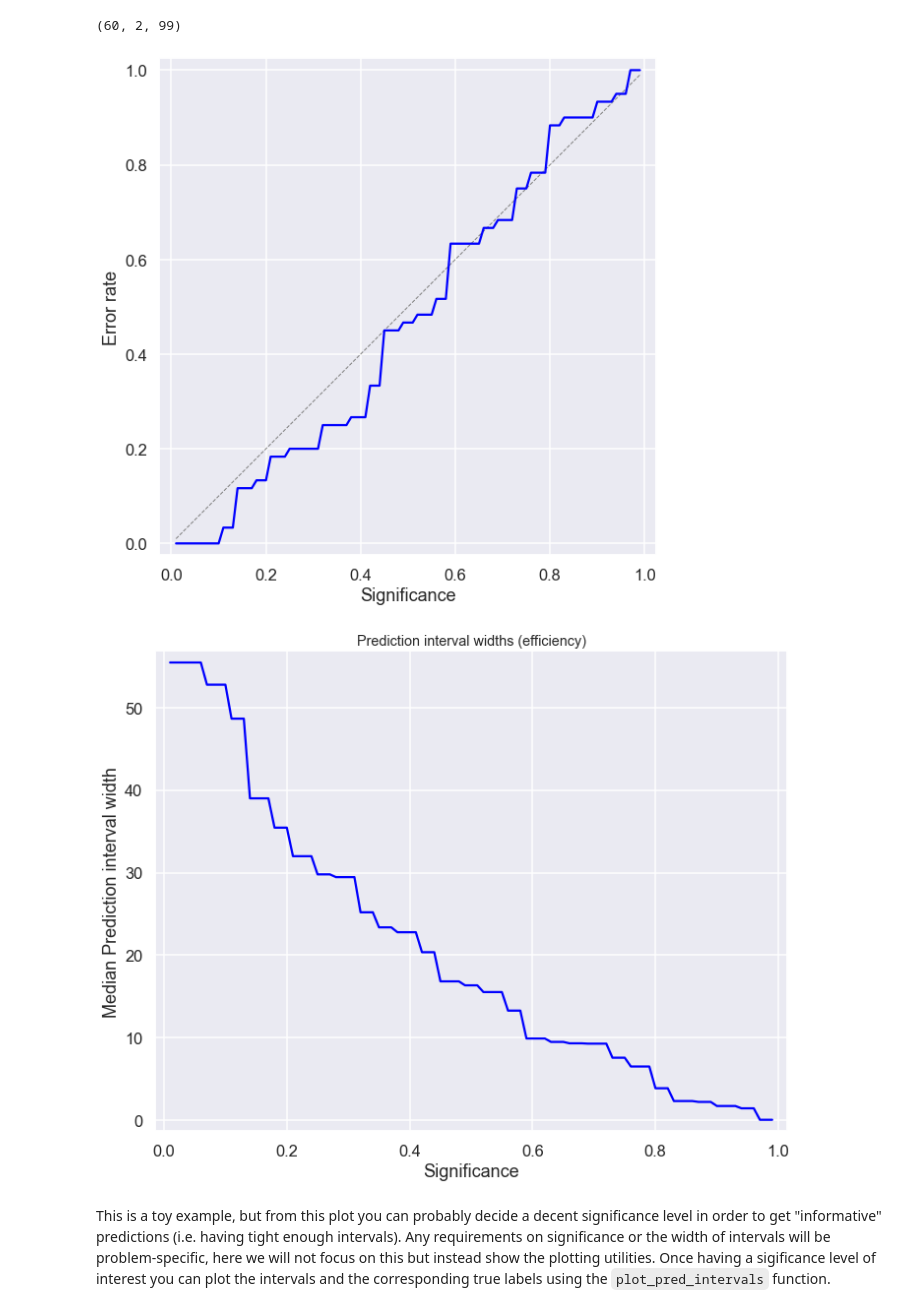
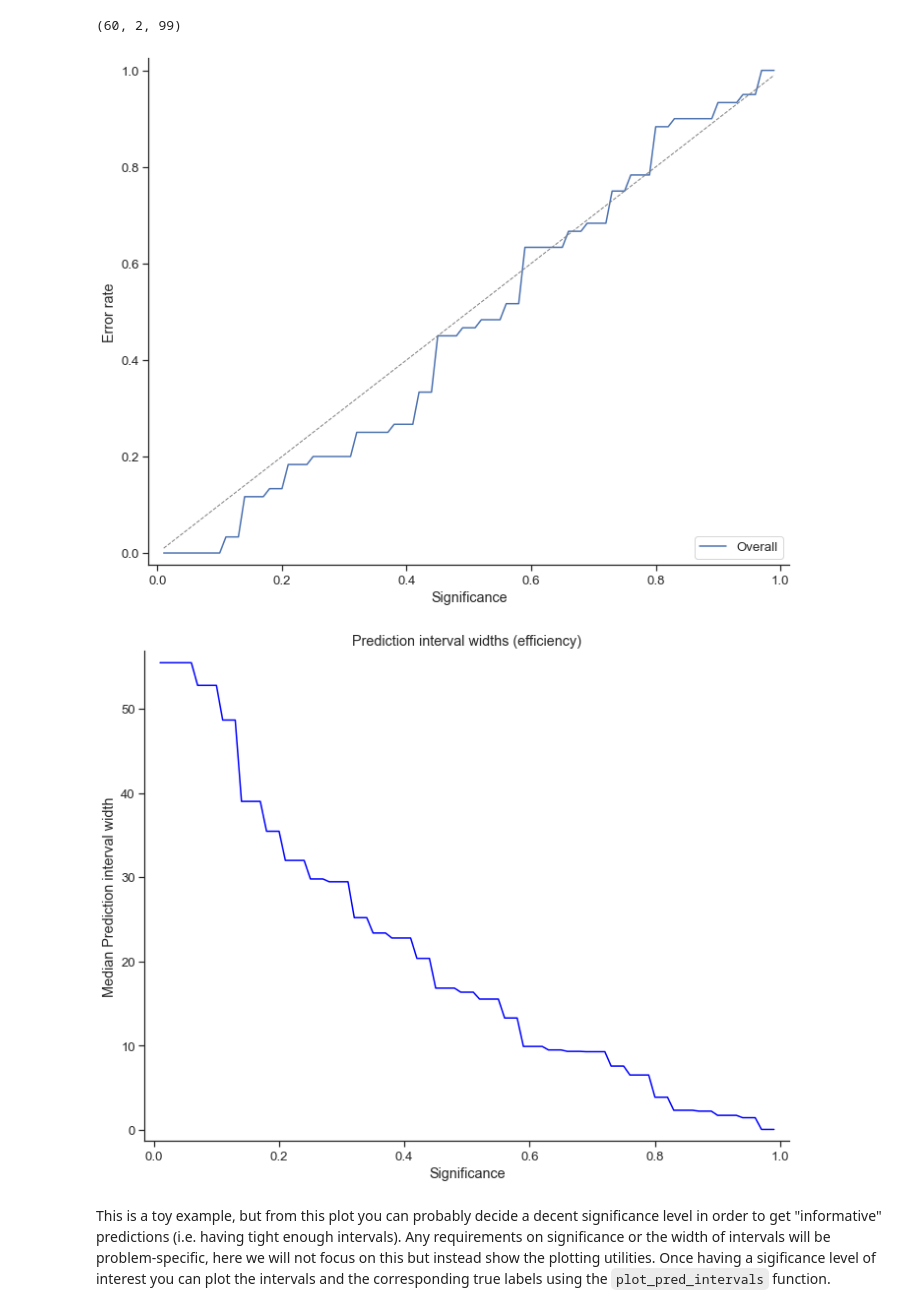
Before and after one commit to pharmbio/plot_utils, a Jupyter notebook: python/Nonconformist_and_plot_utils.ipynb, the cells around one changed output. Saved outputs shown, nothing was run; the diff lists cells and outputs as text; code cells hidden in the pictures.

Commit message:
update example notebooks

```diff
--- a/python/Nonconformist_and_plot_utils.ipynb
+++ b/python/Nonconformist_and_plot_utils.ipynb
@@ -48,8 +48,9 @@ import seaborn as sns
 
 # Set the figure size to re-use so it fits the screen OK
 fig_size = (14,7)
-# Set a different context, default is "notebook" - so that all fonts are enlarged
-sns.set_context("talk")
+
+# Set a different style and context
+plotting.update_plot_settings(context='talk', font_scale=1.2)
 # %% [markdown]
 ## 2. Classification examples <a id="classification" />
 For classification problems there are two main divisions of conformal predictors, the _inductive_ and _transductive_. The _inductive_ ones relies on training the underlying classification model(s) once with a batch of training data (_proper training set_), and then calibrating the predictions on a separate _calibration set_. This approach is preferable in most real-life use cases as it is more computationally efficient compared to the _transductive_ apprach. The _inductive_ conformal predictors can further be subdivided to _inductive conformal predictor (ICP)_ and _aggregated conformal prediction (ACP)_ (or _split conformal predictor (SCP)_). The former relies on a single conformal predictor and enjoys mathematical proofs of producing well-calibrated predictions, whereas the latter relies on aggregating several individual ICPs, often increasing the predictive efficiency of the predictions, but simultaneously loosing the proofs of calibration.
@@ -331,16 +334,16 @@ many_intervals.shape
 # %% [output]
 (60, 2, 99)
 # %%
-icp_calib_fig = plotting.plot_calibration_curve_reg(metrics.frac_error_reg(y_test,many_intervals),
-                                                    sign_vals)
+icp_calib_fig = plotting.plot_calibration(sign_vals=sign_vals,
+                                          error_rates=metrics.frac_error_reg(y_test,many_intervals))
 # %% [output]
-[figure, old version]
+[figure, new version]
 # %%
-icp_eff_fig = plotting.plot_pred_widths(metrics.pred_width(many_intervals),
-                                        sign_vals=sign_vals,
+icp_eff_fig = plotting.plot_pred_widths(sign_vals=sign_vals,
+                                        pred_widths=metrics.pred_width(many_intervals),
                                         title="Prediction interval widths (efficiency)")
 # %% [output]
-[figure, old version]
+[figure, new version]
 # %% [markdown]
 This is a toy example, but from this plot you can probably decide a decent significance level in order to get "informative" predictions (i.e. having tight enough intervals). Any requirements on significance or the width of intervals will be problem-specific, here we will not focus on this but instead show the plotting utilities. Once having a sigificance level of interest you can plot the intervals and the corresponding true labels using the `plot_pred_intervals` function.
 # %%
```
Also changed, not shown: parts of 16 cells of this notebook, 2 other files.
